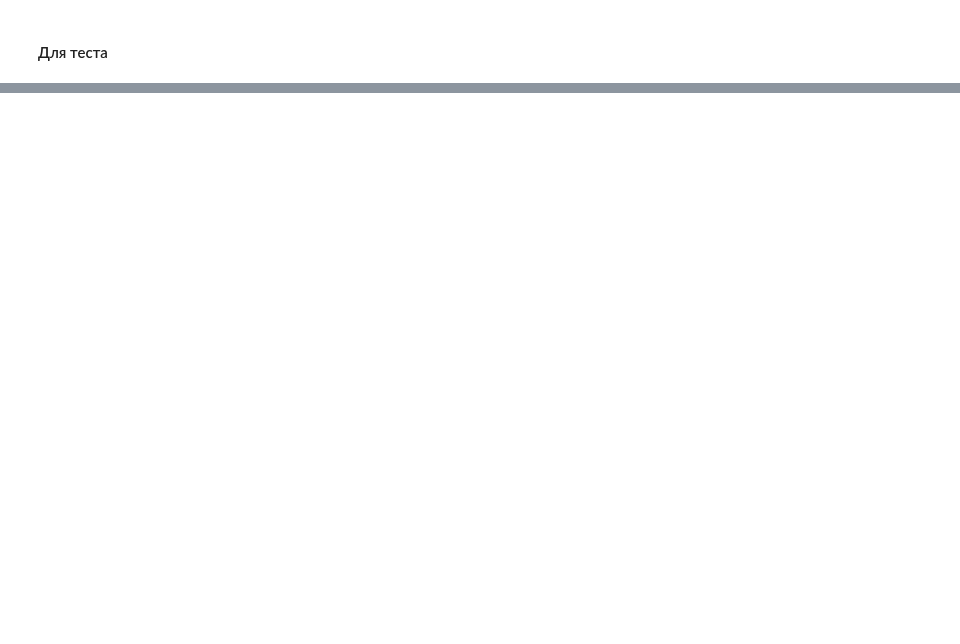
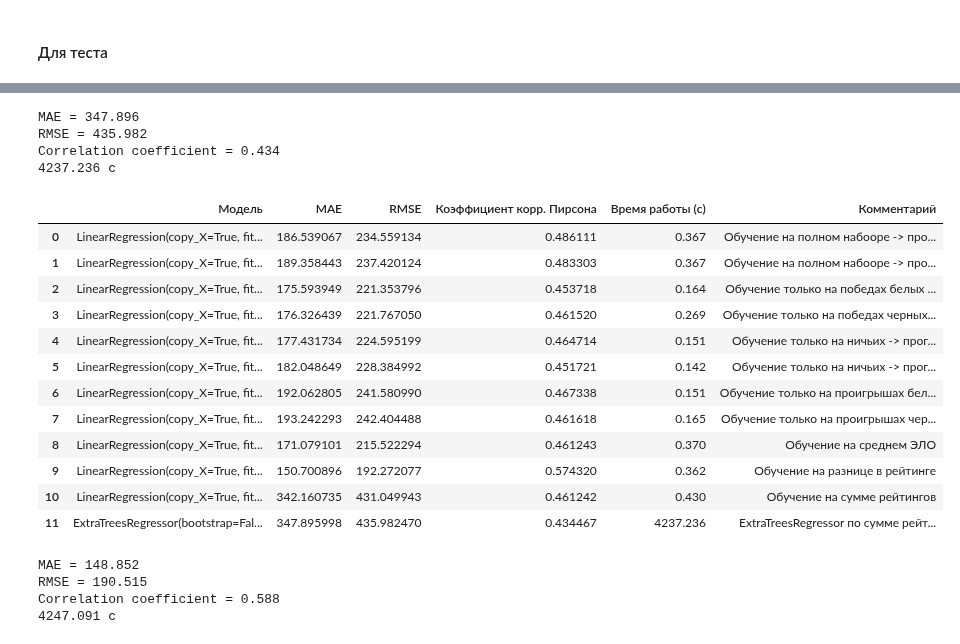
Before and after one commit to polinarod/PredictingRaitings, a Jupyter notebook: models/random _forest.ipynb, the cells around one changed output, grey strips where cells are left out. Cells and saved outputs as stored; diff of their text form; code cells hidden in the pictures; blank space fills up the shorter version.

```diff
--- a/models/random _forest.ipynb
+++ b/models/random _forest.ipynb
@@ -17,8 +17,8 @@ from warnings import simplefilter
 rand_st=4
 #simplefilter("ignore")
 # %%
-output=pd.read_excel(r'C:\Users\Asus\PredictingRatings\models\results.xlsx')
-
+#output=pd.read_excel(r'C:\Users\Asus\PredictingRatings\models\results.xlsx')
+output=pd.read_excel(r'C:\Users\vznam\Downloads\PredictingRatings-master\models\results.xlsx')
 output
 # %% [output]
 |  | Модель | MAE | RMSE | Коэффициент корр. Пирсона | Время работы (c) | Комментарий |
@@ -151,3 +146,46 @@ def GridTune(params,classifiers,folds):
     print('\nЛучший алгоритм:')
     print(grid_best_model.best_estimator_)
     return grid_best_model
+# %%
+etr_sum_params =[{'min_samples_leaf':[1,2,5],'bootstrap':[True],'oob_score':[True],
+             'min_samples_split':[2,5,10,25], 'max_features':[1, 2,5,10]},
+           {'min_samples_leaf':[1,2,5],'bootstrap':[False],
+               'min_samples_split':[5,10,25], 'max_features':[1, 2,5,10]}]
+
+start_etr_sum = time.time()
+
+#etr_sum=ExtraTreesRegressor(random_state=rand_st,n_jobs=-1,criterion= 'mae',n_estimators=200,max_features='auto')
+#etr_sum=GridTune(etr_sum_params,etr_sum,5)
+
+etr_sum=ExtraTreesRegressor(random_state=rand_st,n_jobs=-1,criterion= 'mae',n_estimators=500)
+etr_sum.fit(X_train_sum,Y_train_sum)
+etr_sum_prediction=etr_sum.predict(X_test_sum)
+scores_etr_sum=predictions_report(Y_test_sum,etr_sum_prediction)
+full_time_etr_sum=round(time.time() - start_etr_sum,3)
+print(full_time_etr_sum, 'c')
+# %% [output]
+MAE = 347.896
+RMSE = 435.982
+Correlation coefficient = 0.434
+4237.236 c
+# %%
+output = output.append(pd.Series([str(etr_sum), scores_etr_sum[0],scores_etr_sum[1],
+                                  scores_etr_sum[2][0],full_time_etr_sum,'ExtraTreesRegressor по сумме рейтингов'],
+                                 index=output.columns ),
+                      ignore_index=True)
+
+output
+# %% [output]
+|  | Модель | MAE | RMSE | Коэффициент корр. Пирсона | Время работы (c) | Комментарий |
+| 0 | LinearRegression(copy_X=True, fit... | 186.539067 | 234.559134 | 0.486111 | 0.367 | Обучение на полном набооре -> про... |
+| 1 | LinearRegression(copy_X=True, fit... | 189.358443 | 237.420124 | 0.483303 | 0.367 | Обучение на полном набооре -> про... |
+| 2 | LinearRegression(copy_X=True, fit... | 175.593949 | 221.353796 | 0.453718 | 0.164 | Обучение только на победах белых ... |
+| 3 | LinearRegression(copy_X=True, fit... | 176.326439 | 221.767050 | 0.461520 | 0.269 | Обучение только на победах черных... |
+| 4 | LinearRegression(copy_X=True, fit... | 177.431734 | 224.595199 | 0.464714 | 0.151 | Обучение только на ничьих -> прог... |
+| 5 | LinearRegression(copy_X=True, fit... | 182.048649 | 228.384992 | 0.451721 | 0.142 | Обучение только на ничьих -> прог... |
+| 6 | LinearRegression(copy_X=True, fit... | 192.062805 | 241.580990 | 0.467338 | 0.151 | Обучение только на проигрышах бел... |
+| 7 | LinearRegression(copy_X=True, fit... | 193.242293 | 242.404488 | 0.461618 | 0.165 | Обучение только на проигрышах чер... |
+| 8 | LinearRegression(copy_X=True, fit... | 171.079101 | 215.522294 | 0.461243 | 0.370 | Обучение на среднем ЭЛО |
+| 9 | LinearRegression(copy_X=True, fit... | 150.700896 | 192.272077 | 0.574320 | 0.362 | Обучение на разнице в рейтинге |
+| 10 | LinearRegression(copy_X=True, fit... | 342.160735 | 431.049943 | 0.461242 | 0.430 | Обучение на сумме рейтингов |
+| 11 | ExtraTreesRegressor(bootstrap=Fal... | 347.895998 | 435.982470 | 0.434467 | 4237.236 | ExtraTreesRegressor по сумме рейт... |
@@ -153,0 +214,22 @@ def GridTune(params,classifiers,folds):
+# %%
+etr_diff_params =[{'min_samples_leaf':[1,2,5],'bootstrap':[True],'oob_score':[True],
+             'min_samples_split':[2,5,10,25], 'max_features':[1, 2,5,10]},
+           {'min_samples_leaf':[1,2,5],'bootstrap':[False],
+               'min_samples_split':[5,10,25], 'max_features':[1, 2,5,10]}]
+
+start_etr_diff = time.time()
+
+#etr_sum=ExtraTreesRegressor(random_state=rand_st,n_jobs=-1,criterion= 'mae',n_estimators=200,max_features='auto')
+#etr_sum=GridTune(etr_sum_params,etr_sum,5)
+
+etr_diff=ExtraTreesRegressor(random_state=rand_st,n_jobs=-1,criterion= 'mae',n_estimators=500)
+etr_diff.fit(X_train_diff,Y_train_diff)
+etr_diff_prediction=etr_diff.predict(X_test_diff)
+scores_etr_diff=predictions_report(Y_test_diff,etr_diff_prediction)
+full_time_etr_diff=round(time.time() - start_etr_diff,3)
+print(full_time_etr_diff, 'c')
+# %% [output]
+MAE = 148.852
+RMSE = 190.515
+Correlation coefficient = 0.588
+4247.091 c
```
Also changed, not shown: parts of 16 cells of this notebook, 1 other file.
